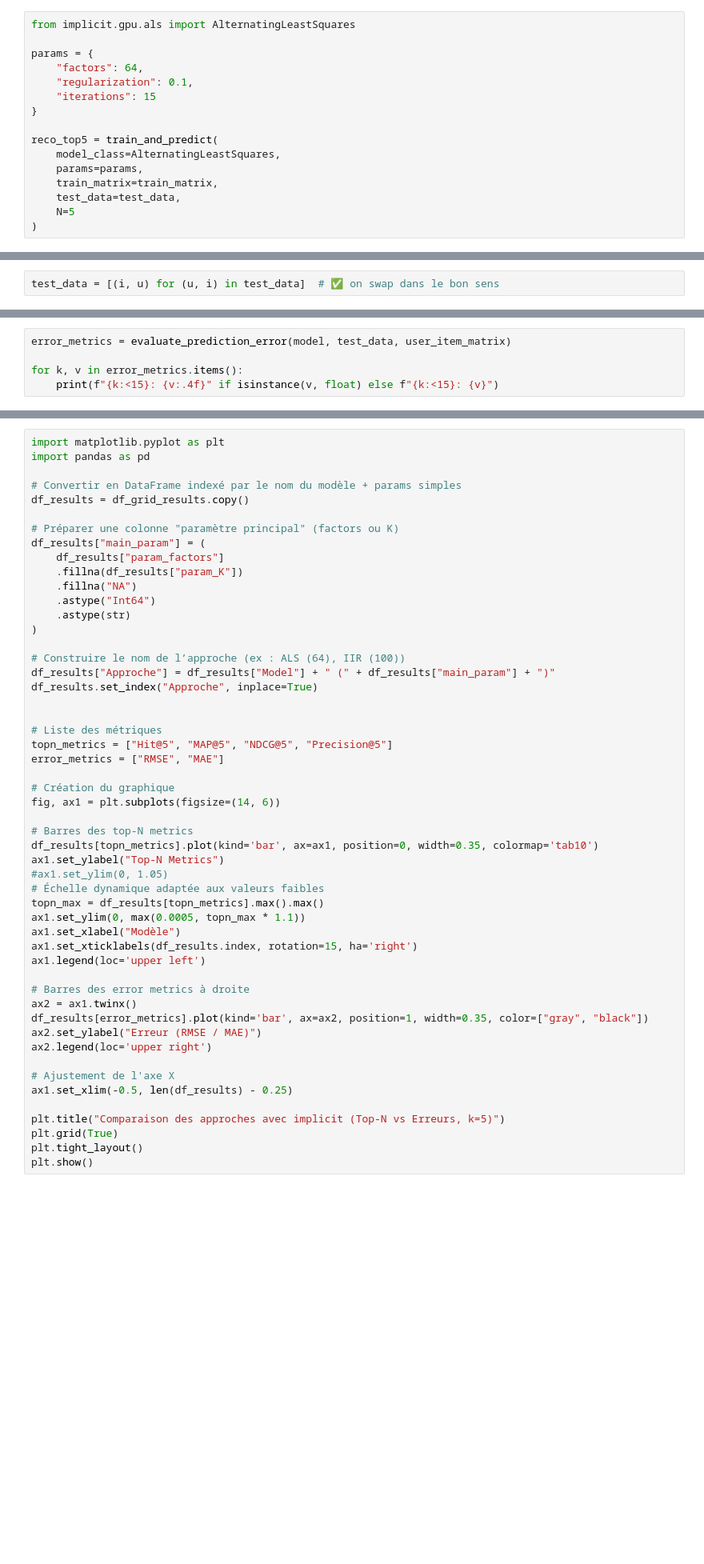
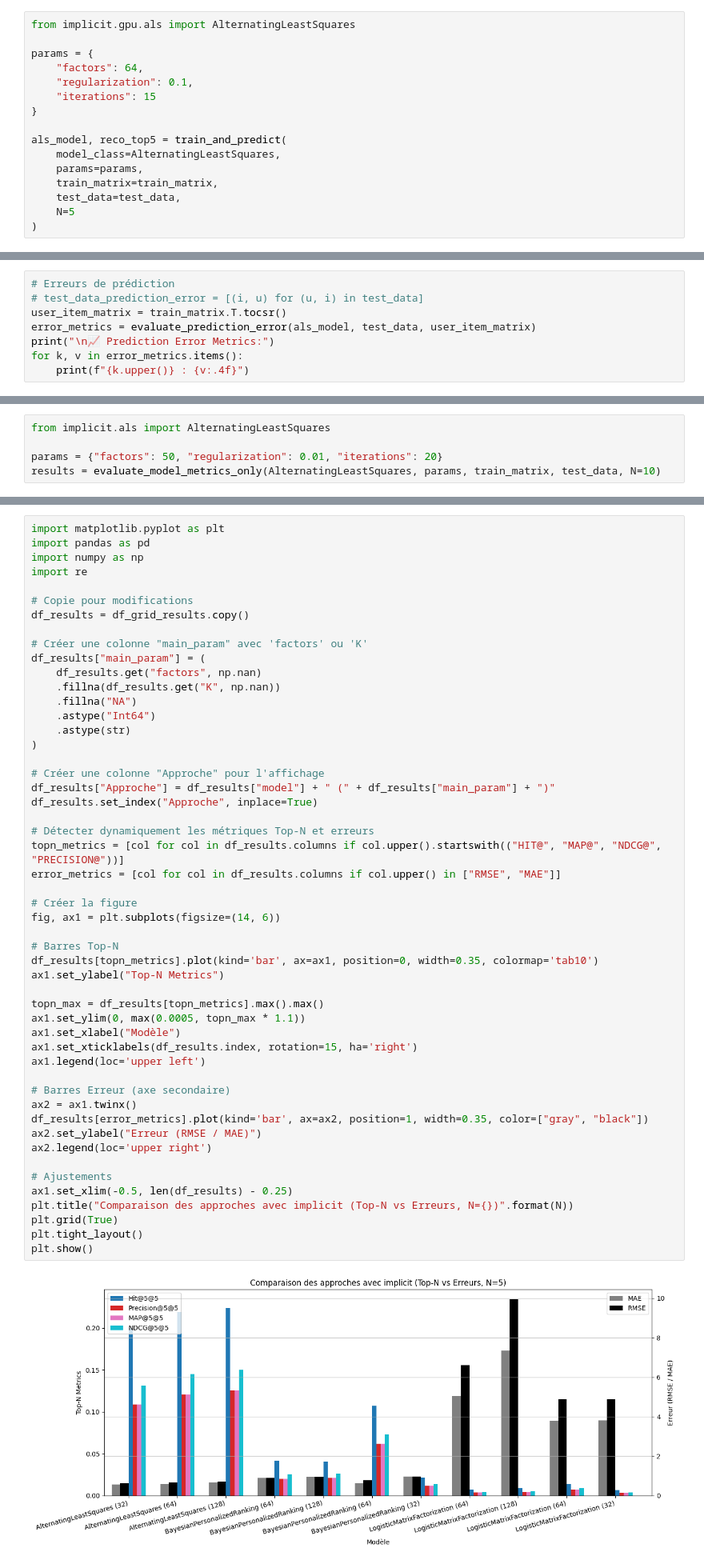
Before and after one commit to cecile-aie/oc_aie_p10, a Jupyter notebook: collaborative_filtering_implicit_modelisation.ipynb, the cells around one changed output, grey strips where cells are left out. Shown at 80% size. Drawn from its saved outputs; the diff is of its cells as text; blank space fills up the shorter version.

Commit message:
Implicit finalisé - LSA best

```diff
--- a/collaborative_filtering_implicit_modelisation.ipynb
+++ b/collaborative_filtering_implicit_modelisation.ipynb
@@ -566,7 +566,7 @@ params = {
     "iterations": 15
 }
 
-reco_top5 = train_and_predict(
+als_model, reco_top5 = train_and_predict(
     model_class=AlternatingLeastSquares,
     params=params,
     train_matrix=train_matrix,
@@ -653,5 +655,3 @@ users_evaluated: 221379
 # %% [markdown]
 🔥 Sur GPU les objets model.user_factors[...] et model.item_factors[...] ne sont pas des numpy.array classiques, mais des objets implicit.gpu._cuda.Matrix.<br>
 🧠 Problème : L’opérateur @ (produit scalaire) ne fonctionne pas directement sur ces objets GPU, on les passe en numpy + applatissement
-# %%
-test_data = [(i, u) for (u, i) in test_data]  # ✅ on swap dans le bon sens
@@ -711,7 +711,10 @@ def evaluate_prediction_error(model, test_data, user_item_matrix):
     }
 # %%
-error_metrics = evaluate_prediction_error(model, test_data, user_item_matrix)
-
+# Erreurs de prédiction
+# test_data_prediction_error = [(i, u) for (u, i) in test_data]
+user_item_matrix = train_matrix.T.tocsr()
+error_metrics = evaluate_prediction_error(als_model, test_data, user_item_matrix)
+print("\n📈 Prediction Error Metrics:")
 for k, v in error_metrics.items():
-    print(f"{k:<15}: {v:.4f}" if isinstance(v, float) else f"{k:<15}: {v}")
+    print(f"{k.upper()} : {v:.4f}")
 # %% [output]
@@ -830,0 +763,5 @@ Skippés        : 0
+# %%
+from implicit.als import AlternatingLeastSquares
+
+params = {"factors": 50, "regularization": 0.01, "iterations": 20}
+results = evaluate_model_metrics_only(AlternatingLeastSquares, params, train_matrix, test_data, N=10)
@@ -911,52 +936,53 @@ Or dans le dataset :<br>
 # %%
 import matplotlib.pyplot as plt
 import pandas as pd
+import numpy as np
+import re
 
-# Convertir en DataFrame indexé par le nom du modèle + params simples
+# Copie pour modifications
 df_results = df_grid_results.copy()
 
-# Préparer une colonne "paramètre principal" (factors ou K)
+# Créer une colonne "main_param" avec 'factors' ou 'K'
 df_results["main_param"] = (
-    df_results["param_factors"]
-    .fillna(df_results["param_K"])
+    df_results.get("factors", np.nan)
+    .fillna(df_results.get("K", np.nan))
     .fillna("NA")
     .astype("Int64")
     .astype(str)
 )
 
-# Construire le nom de l’approche (ex : ALS (64), IIR (100))
-df_results["Approche"] = df_results["Model"] + " (" + df_results["main_param"] + ")"
+# Créer une colonne "Approche" pour l'affichage
+df_results["Approche"] = df_results["model"] + " (" + df_results["main_param"] + ")"
 df_results.set_index("Approche", inplace=True)
 
+# Détecter dynamiquement les métriques Top-N et erreurs
+topn_metrics = [col for col in df_results.columns if col.upper().startswith(("HIT@", "MAP@", "NDCG@", "PRECISION@"))]
+error_metrics = [col for col in df_results.columns if col.upper() in ["RMSE", "MAE"]]
 
-# Liste des métriques
-topn_metrics = ["Hit@5", "MAP@5", "NDCG@5", "Precision@5"]
-error_metrics = ["RMSE", "MAE"]
-
-# Création du graphique
+# Créer la figure
 fig, ax1 = plt.subplots(figsize=(14, 6))
 
-# Barres des top-N metrics
+# Barres Top-N
 df_results[topn_metrics].plot(kind='bar', ax=ax1, position=0, width=0.35, colormap='tab10')
 ax1.set_ylabel("Top-N Metrics")
-#ax1.set_ylim(0, 1.05)
-# Échelle dynamique adaptée aux valeurs faibles
+
 topn_max = df_results[topn_metrics].max().max()
 ax1.set_ylim(0, max(0.0005, topn_max * 1.1))
 ax1.set_xlabel("Modèle")
 ax1.set_xticklabels(df_results.index, rotation=15, ha='right')
 ax1.legend(loc='upper left')
 
-# Barres des error metrics à droite
+# Barres Erreur (axe secondaire)
 ax2 = ax1.twinx()
 df_results[error_metrics].plot(kind='bar', ax=ax2, position=1, width=0.35, color=["gray", "black"])
 ax2.set_ylabel("Erreur (RMSE / MAE)")
 ax2.legend(loc='upper right')
 
-# Ajustement de l'axe X
+# Ajustements
 ax1.set_xlim(-0.5, len(df_results) - 0.25)
-
-plt.title("Comparaison des approches avec implicit (Top-N vs Erreurs, k=5)")
+plt.title("Comparaison des approches avec implicit (Top-N vs Erreurs, N={})".format(N))
 plt.grid(True)
 plt.tight_layout()
 plt.show()
+# %% [output]
+[figure, added]
```
Also changed, not shown: parts of 24 cells of this notebook.
